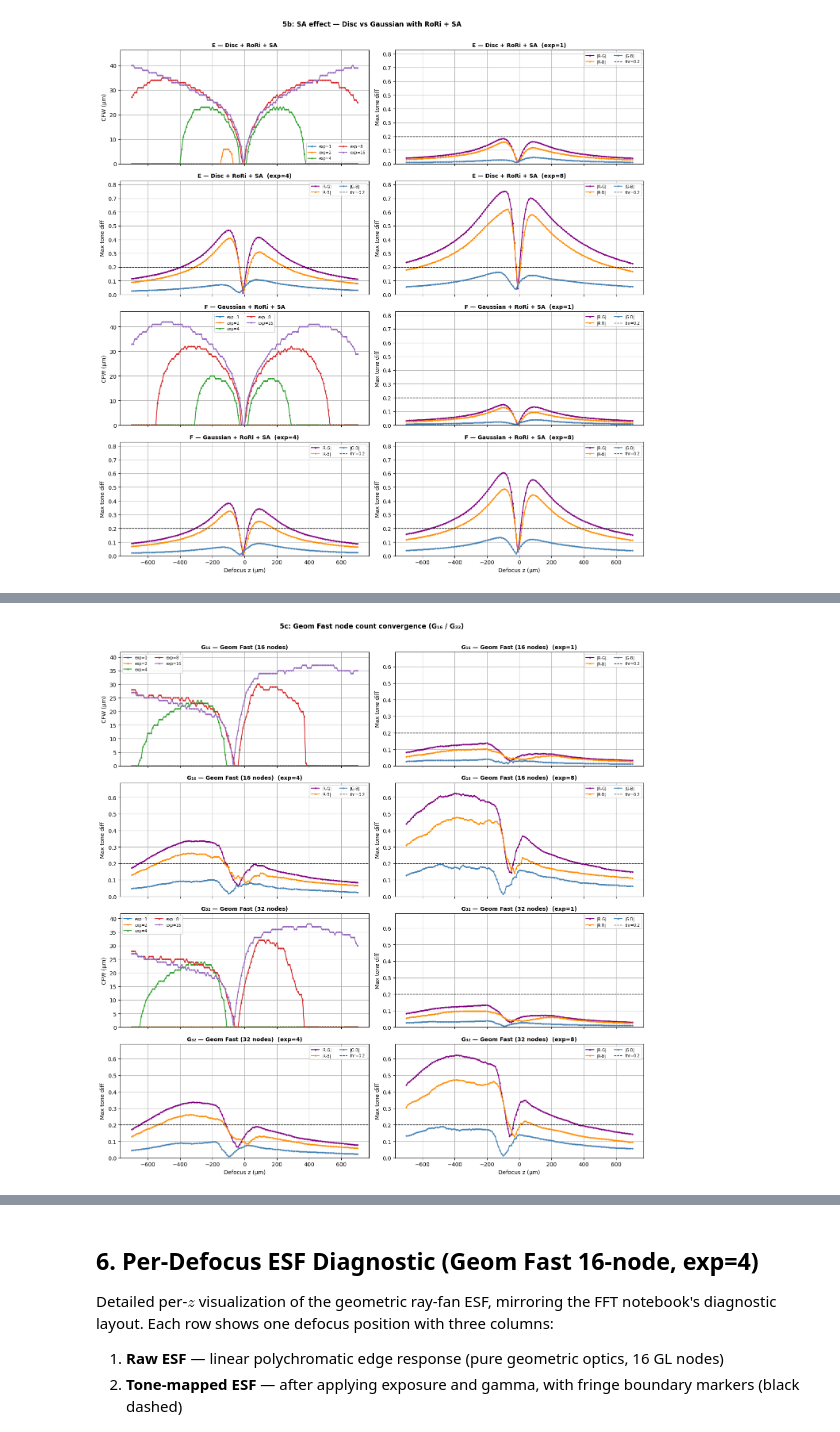
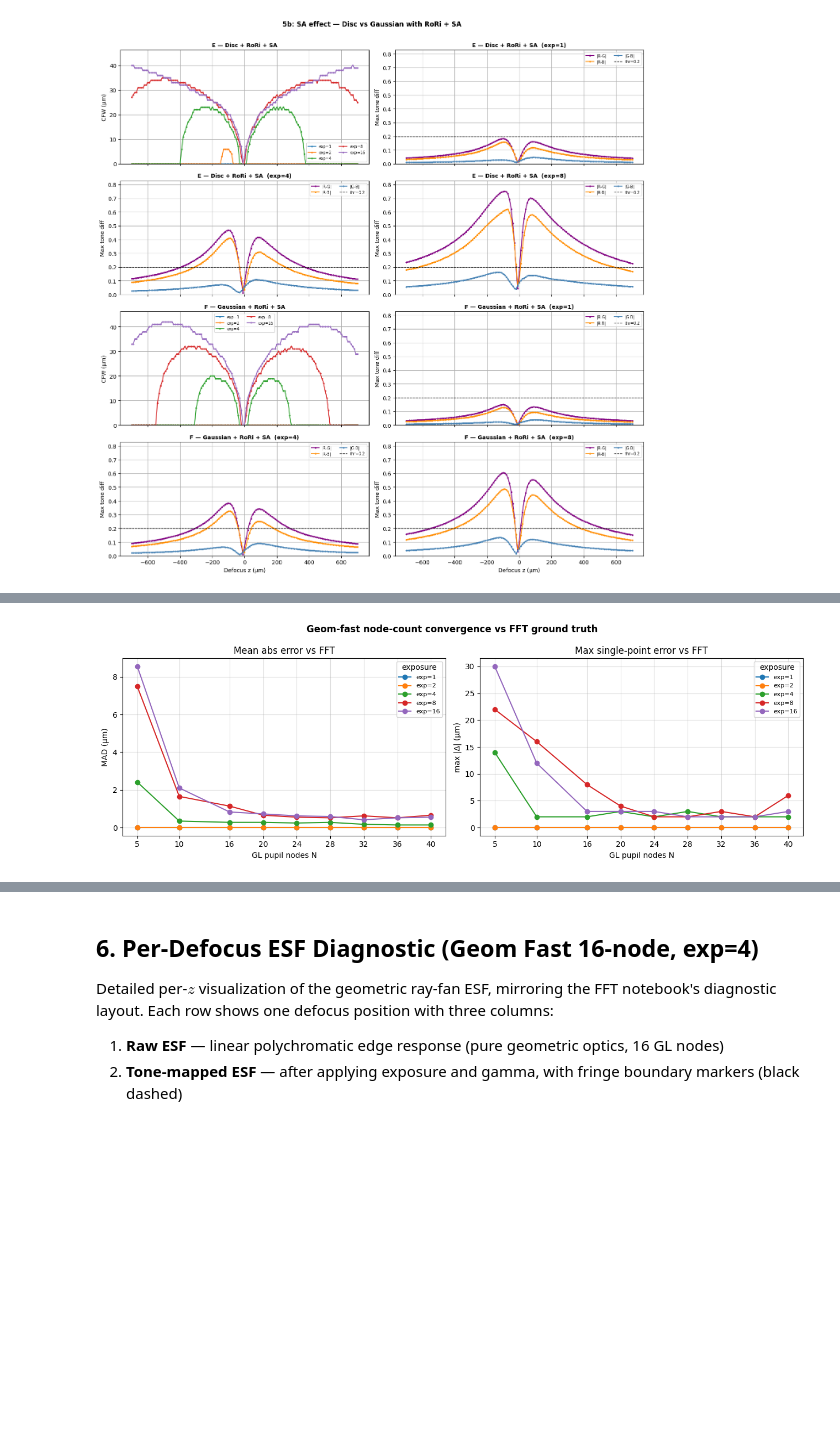
Before and after one commit to Leyangf/ColorFringeCalculation, a Jupyter notebook: examples/cfw_geom_demo.ipynb, the cells around one changed output, grey strips where cells are left out. Saved outputs shown, nothing was run; the diff lists cells and outputs as text; code cells hidden in the pictures; blank space fills up the shorter version.

```diff
--- a/examples/cfw_geom_demo.ipynb
+++ b/examples/cfw_geom_demo.ipynb
@@ -125,14 +125,20 @@ f-number   : 2.0
 spot ρ_sa  : 12.2 – 19.0 µm  (mean 17.4 µm)
 # %%
 # ──────────────── Ray Fan Pre-computation & Node Benchmark ──────────
-# Bakes ray fans at 5 / 16 / 32 GL nodes plus NUM_RHO (if different).
-# NUM_RHO selects the default fan used by the interactive viewer.
-# Section 5c uses _rf5 / _rf16 / _rf32 for the convergence comparison.
+# Bakes ray fans at every node count in GEOM_NODES (the convergence sweep)
+# plus NUM_RHO (the default fan used by the interactive viewer).
+# Section 5c uses _rf_nodes[...] for the node-count convergence study.
 import time as _time
 
 NUM_RHO = 32   # default ρ node count; change and re-run to explore accuracy vs speed
 
-_RF_NODES_LIST = sorted({5, 16, 32, NUM_RHO})   # always includes NUM_RHO
+# Node-count convergence sweep: tests how many GL pupil nodes are needed before
+# the geom-fast CFW curve stops changing (vs the FFT-PSF ground truth). Two
+# points (e.g. 16 vs 32) can't prove convergence — only the full error-vs-N
+# curve flattening can.
+GEOM_NODES = [5, 10, 16, 20, 24, 28, 32, 36, 40]
+
+_RF_NODES_LIST = sorted(set(GEOM_NODES) | {NUM_RHO})   # always includes NUM_RHO
 
 _rf_nodes: dict[int, dict] = {}
 if lens1 is not None:
@@ -141,8 +147,12 @@ if lens1 is not None:
         _rf_nodes[_n] = precompute_ray_fan(lens1, num_rho=_n, wl_stride=WL_STRIDE)
         print(f"num_rho={_n:3d}: {_time.perf_counter() - _t0:.2f} s")
     ray_fan = _rf_nodes[NUM_RHO]
-    _rf5, _rf16, _rf32 = _rf_nodes[5], _rf_nodes[16], _rf_nodes[32]
+    # Backward-compat aliases still referenced by the per-defocus diagnostic cell
+    _rf5  = _rf_nodes.get(5)
+    _rf16 = _rf_nodes.get(16)
+    _rf32 = _rf_nodes.get(32)
     print(f"\nDefault ray_fan : {NUM_RHO} ρ nodes × {ray_fan['TA0'].shape[1]} wavelengths")
+    print(f"Swept node counts : {_RF_NODES_LIST}")
 else:
     ray_fan = None
     _rf5 = _rf16 = _rf32 = None
@@ -1029,26 +1043,64 @@ This comparison checks whether the 16-node CFW curve has converged against the 3
 # %%
-# CFW-defocus data, sampled with the same z grid as the FFT notebook:
-# np.arange(-DEFOCUS_RANGE, DEFOCUS_RANGE + DEFOCUS_STEP, DEFOCUS_STEP)
-_geom_node_models = {
-    16: _rf16,
-    32: _rf32,
-}
+# CFW-defocus data across the full GL node-count sweep, on the same z grid as
+# the FFT notebook: np.arange(-DEFOCUS_RANGE, DEFOCUS_RANGE + DEFOCUS_STEP, DEFOCUS_STEP)
+_geom_node_models = {n: _rf_nodes[n] for n in GEOM_NODES}
 
 _geom_nodes_cfw_data = {"z_um": z_vals.astype(float)}
 for _nodes, _rf in _geom_node_models.items():
-    assert _rf is not None, f"_rf{_nodes} is None — re-run the ray-fan baking cell."
+    assert _rf is not None, f"_rf_nodes[{_nodes}] is None — re-run the ray-fan baking cell."
     for _exp in _CFW_EXPOSURES:
         _curve = compute_cfw_curve("geom_fast", _exp, _rf=_rf)
         _geom_nodes_cfw_data[f"cfw_geom{_nodes}_exp_{_exp}_um"] = _curve[:, 1].astype(np.int32)
 
 cfw_geom_nodes_defocus_df = pd.DataFrame(_geom_nodes_cfw_data)
 display(cfw_geom_nodes_defocus_df)
+cfw_geom_nodes_defocus_df.to_csv("cfw_defocus_data/cfw_geom_nodes_defocus.csv", index=False)
+print(f"Wrote cfw_geom_nodes_defocus.csv  "
+      f"({len(GEOM_NODES)} node counts × {len(_CFW_EXPOSURES)} exposures)")
 
-plot_comparison([
-    {"label": "G₁₆ — Geom Fast (16 nodes)", "psf_mode": "geom_fast", "_rf": _rf16},
-    {"label": "G₃₂ — Geom Fast (32 nodes)", "psf_mode": "geom_fast", "_rf": _rf32},
-], suptitle="5c: Geom Fast node count convergence (G₁₆ / G₃₂)",
-   pd_exposures=_PD_EXPOSURES)
+# ── Convergence vs FFT ground truth ──────────────────────────────────────────
+# Treat the FFT-PSF CFW curve (cfw_fft_defocus.csv) as ground truth and measure
+# how geom-fast error decays with node count N. The limiting metric is the
+# per-exposure MAX single-point error (transition zones), not the mean.
+_fft_csv = Path("cfw_defocus_data/cfw_fft_defocus.csv")
+if _fft_csv.exists():
+    _fft_df  = pd.read_csv(_fft_csv).set_index("z_um")
+    _geom_df = cfw_geom_nodes_defocus_df.set_index("z_um")
+    _common_z = _geom_df.index.intersection(_fft_df.index)
 
-cfw_geom_nodes_defocus_df.to_csv("cfw_geom_16_32_defocus.csv", index=False)
+    _mad    = {e: [] for e in _CFW_EXPOSURES}
+    _maxerr = {e: [] for e in _CFW_EXPOSURES}
+    for _nodes in GEOM_NODES:
+        for _exp in _CFW_EXPOSURES:
+            _gt  = _fft_df.loc[_common_z, f"cfw_exp_{_exp}_um"].to_numpy(float)
+            _g   = _geom_df.loc[_common_z, f"cfw_geom{_nodes}_exp_{_exp}_um"].to_numpy(float)
+            _err = np.abs(_g - _gt)
+            _mad[_exp].append(_err.mean())
+            _maxerr[_exp].append(_err.max())
+
+    fig, (axL, axR) = plt.subplots(1, 2, figsize=(13, 4.5), sharex=True)
+    for _exp in _CFW_EXPOSURES:
+        axL.plot(GEOM_NODES, _mad[_exp],    "o-", label=f"exp={_exp}")
+        axR.plot(GEOM_NODES, _maxerr[_exp], "o-", label=f"exp={_exp}")
+    for _ax, _t, _yl in ((axL, "Mean abs error vs FFT",        "MAD (µm)"),
+                         (axR, "Max single-point error vs FFT", "max |Δ| (µm)")):
+        _ax.set(title=_t, xlabel="GL pupil nodes N", ylabel=_yl)
+        _ax.set_xticks(GEOM_NODES)
+        _ax.grid(True, alpha=0.4)
+        _ax.legend(fontsize=8, title="exposure")
+    plt.suptitle("Geom-fast node-count convergence vs FFT ground truth",
+                 fontweight="bold")
+    plt.tight_layout()
+    plt.show()
+
+    # Worst-case (over exposures) error per node count — the practical convergence test
+    print(f"\n{'N':>4}  {'mean MAD':>9}  {'worst max-err':>13}")
+    print("-" * 32)
+    for _i, _nodes in enumerate(GEOM_NODES):
+        _mean_mad = np.mean([_mad[e][_i]    for e in _CFW_EXPOSURES])
+        _worst    = np.max ([_maxerr[e][_i] for e in _CFW_EXPOSURES])
+        print(f"{_nodes:>4}  {_mean_mad:>9.2f}  {_worst:>13.0f}")
+else:
+    print("cfw_fft_defocus.csv not found — run the FFT notebook first to enable "
+          "the convergence-vs-ground-truth plot.")
 # %% [output]
@@ -1080 +1121 @@ G₃₂ — Geom Fast (32 nodes)                  16      38.0       27.7     +3
-[figure, old version]
+[figure, new version]
```
Also changed, not shown: parts of 4 cells of this notebook, 8 other files.
